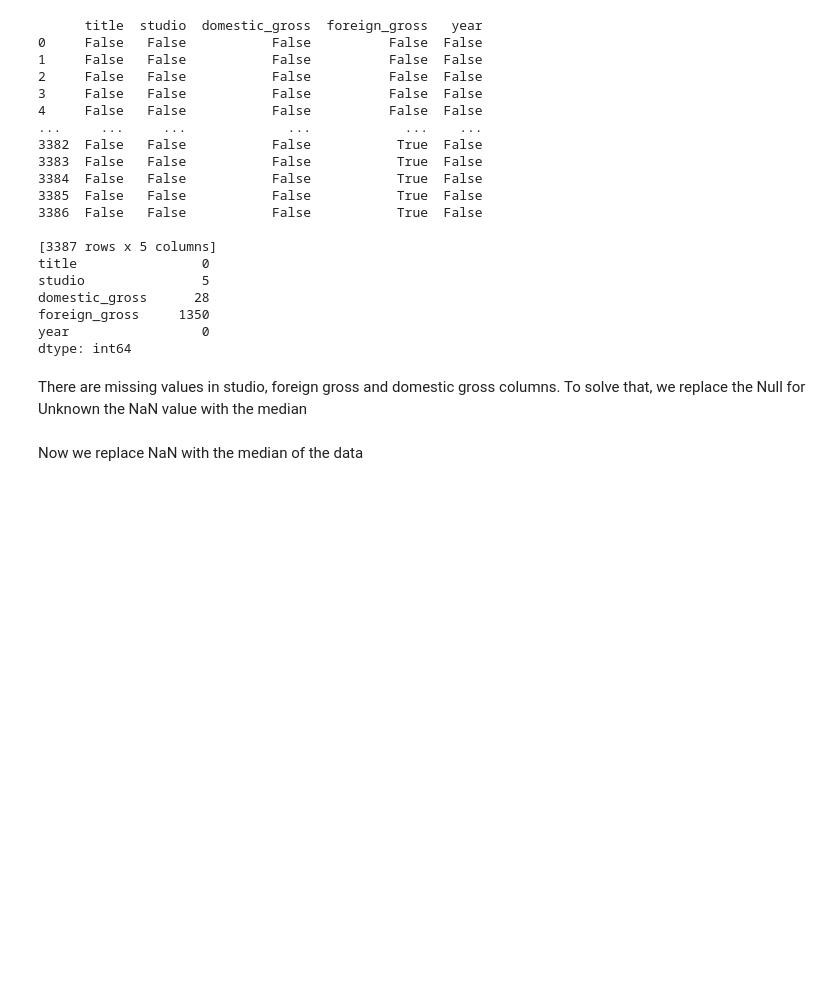
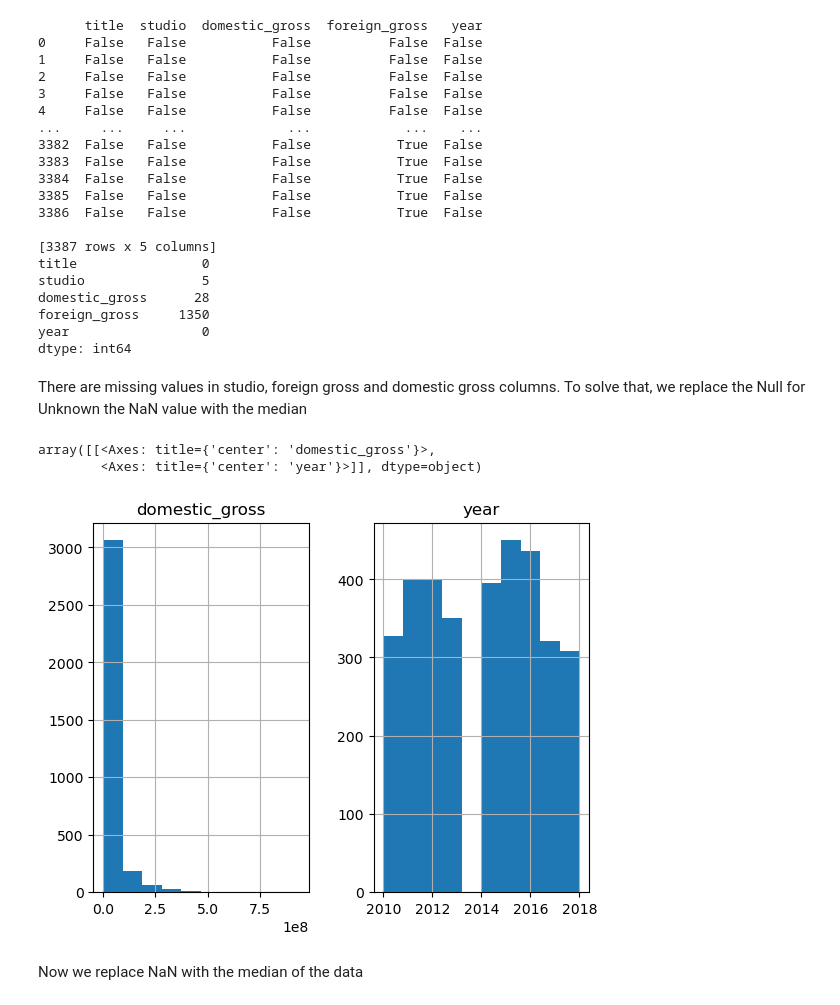
Before and after one commit to MuchiriKinyua/Microsoft-Movie-Project, a Jupyter notebook: Microsoft Movie project.ipynb, the cells around one changed output. Cells and saved outputs as stored; diff of their text form; code cells hidden in the pictures; blank space fills up the shorter version.

```diff
--- a/Microsoft Movie project.ipynb
+++ b/Microsoft Movie project.ipynb
@@ -257,6 +257,12 @@ year                 0
 dtype: int64
 # %% [markdown]
 There are missing values in studio, foreign gross and domestic gross columns. To solve that, we replace the Null for Unknown the NaN value with the median
+# %%
+bom_data.hist()
+# %% [output]
+array([[<Axes: title={'center': 'domestic_gross'}>,
+        <Axes: title={'center': 'year'}>]], dtype=object)
+[figure, added]
 # %%
 bom_data["studio"] = bom_data.studio.fillna("unknown")
 # %% [markdown]
```
Also changed, not shown: parts of 13 cells of this notebook.
